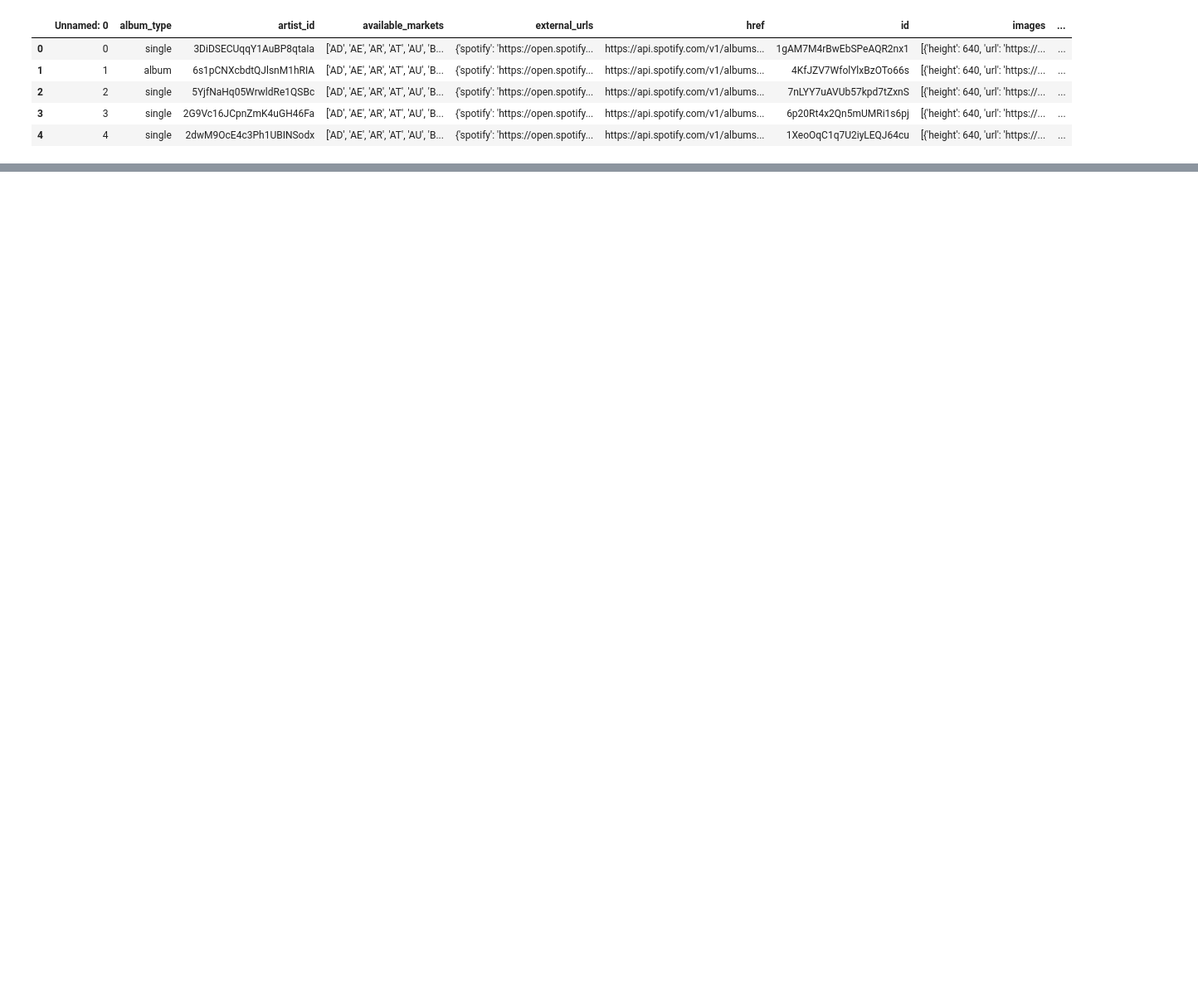
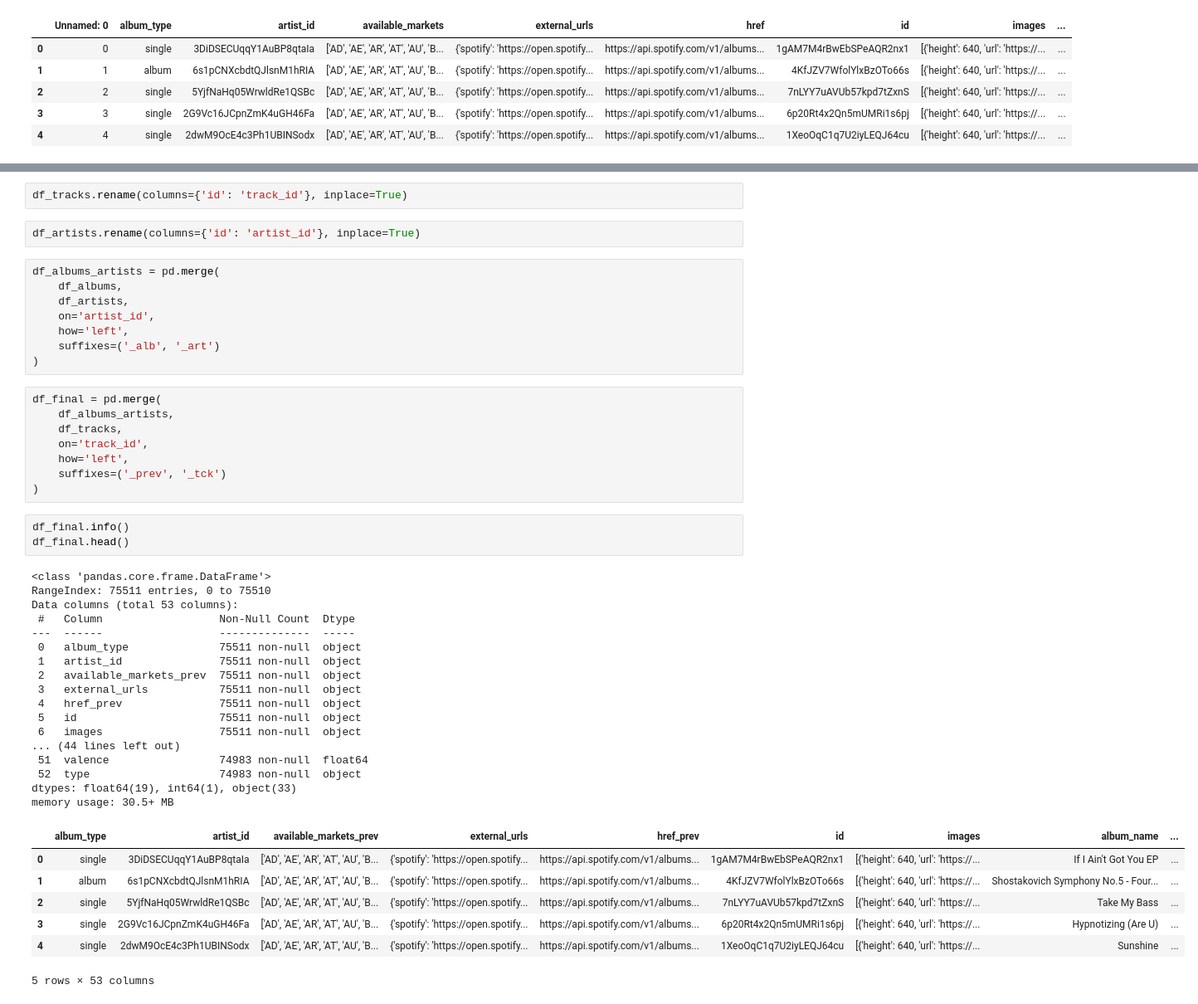
Before and after one commit to mat-haug/Treinamento-1, a Jupyter notebook: Treinamento1.ipynb, the cells around one changed output, grey strips where cells are left out. Shown at 83% size. Cells and saved outputs as stored; diff of their text form; blank space fills up the shorter version.

```diff
--- a/Treinamento1.ipynb
+++ b/Treinamento1.ipynb
@@ -127,0 +291,48 @@ base_albums.head()
+# %%
+df_tracks.rename(columns={'id': 'track_id'}, inplace=True)
+# %%
+df_artists.rename(columns={'id': 'artist_id'}, inplace=True)
+# %%
+df_albums_artists = pd.merge(
+    df_albums,
+    df_artists,
+    on='artist_id',
+    how='left',
+    suffixes=('_alb', '_art')
+)
+# %%
+df_final = pd.merge(
+    df_albums_artists,
+    df_tracks,
+    on='track_id',
+    how='left',
+    suffixes=('_prev', '_tck')
+)
+# %%
+df_final.info()
+df_final.head()
+# %% [output]
+<class 'pandas.core.frame.DataFrame'>
+RangeIndex: 75511 entries, 0 to 75510
+Data columns (total 53 columns):
+ #   Column                  Non-Null Count  Dtype
+---  ------                  --------------  -----
+ 0   album_type              75511 non-null  object
+ 1   artist_id               75511 non-null  object
+ 2   available_markets_prev  75511 non-null  object
+ 3   external_urls           75511 non-null  object
+ 4   href_prev               75511 non-null  object
+ 5   id                      75511 non-null  object
+ 6   images                  75511 non-null  object
+... (44 lines left out)
+ 51  valence                 74983 non-null  float64
+ 52  type                    74983 non-null  object
+dtypes: float64(19), int64(1), object(33)
+memory usage: 30.5+ MB
+|  | album_type | artist_id | available_markets_prev | external_urls | href_prev | id | images | album_name | ... |
+| 0 | single | 3DiDSECUqqY1AuBP8qtaIa | ['AD', 'AE', 'AR', 'AT', 'AU', 'B... | {'spotify': 'https://open.spotify... | https://api.spotify.com/v1/albums... | 1gAM7M4rBwEbSPeAQR2nx1 | [{'height': 640, 'url': 'https://... | If I Ain't Got You EP | ... |
+| 1 | album | 6s1pCNXcbdtQJlsnM1hRIA | ['AD', 'AE', 'AR', 'AT', 'AU', 'B... | {'spotify': 'https://open.spotify... | https://api.spotify.com/v1/albums... | 4KfJZV7WfolYlxBzOTo66s | [{'height': 640, 'url': 'https://... | Shostakovich Symphony No.5 - Four... | ... |
+| 2 | single | 5YjfNaHq05WrwldRe1QSBc | ['AD', 'AE', 'AR', 'AT', 'AU', 'B... | {'spotify': 'https://open.spotify... | https://api.spotify.com/v1/albums... | 7nLYY7uAVUb57kpd7tZxnS | [{'height': 640, 'url': 'https://... | Take My Bass | ... |
+| 3 | single | 2G9Vc16JCpnZmK4uGH46Fa | ['AD', 'AE', 'AR', 'AT', 'AU', 'B... | {'spotify': 'https://open.spotify... | https://api.spotify.com/v1/albums... | 6p20Rt4x2Qn5mUMRi1s6pj | [{'height': 640, 'url': 'https://... | Hypnotizing (Are U) | ... |
+| 4 | single | 2dwM9OcE4c3Ph1UBINSodx | ['AD', 'AE', 'AR', 'AT', 'AU', 'B... | {'spotify': 'https://open.spotify... | https://api.spotify.com/v1/albums... | 1XeoOqC1q7U2iyLEQJ64cu | [{'height': 640, 'url': 'https://... | Sunshine | ... |
+5 rows × 53 columns
```
Also changed, not shown: parts of 16 cells of this notebook.
